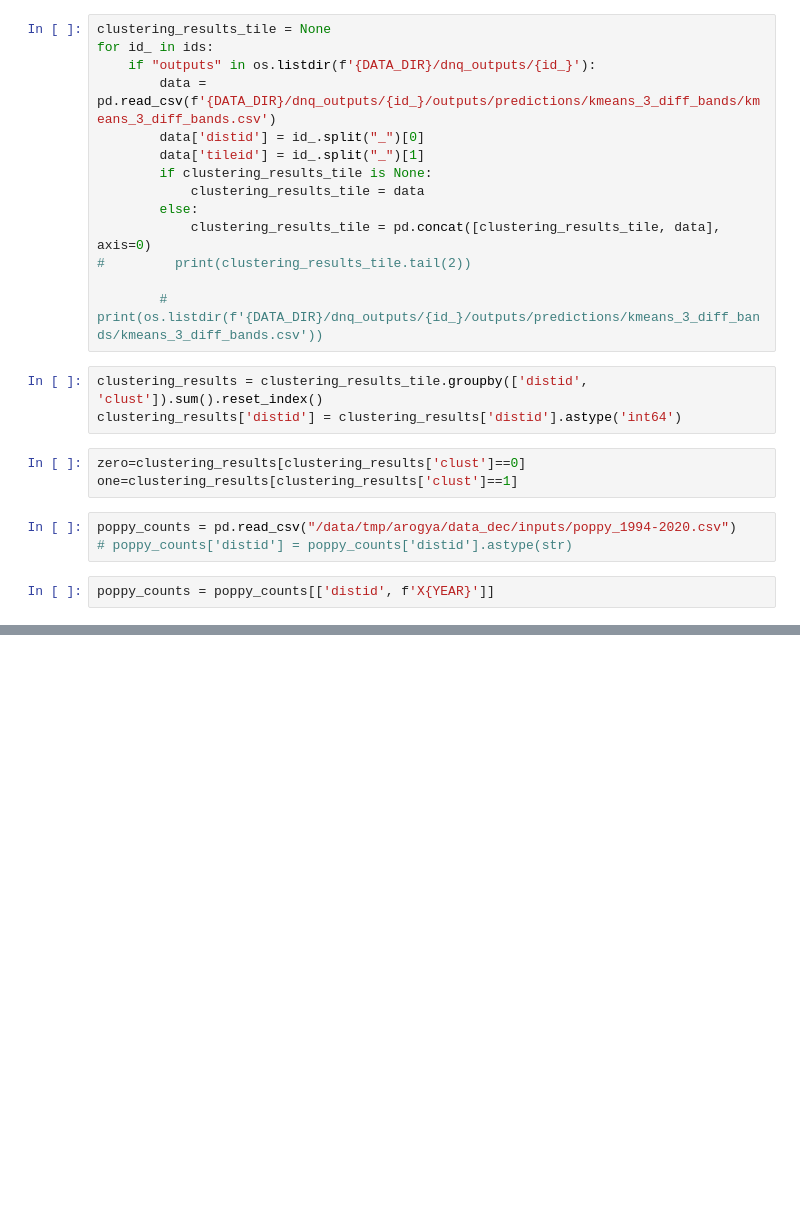
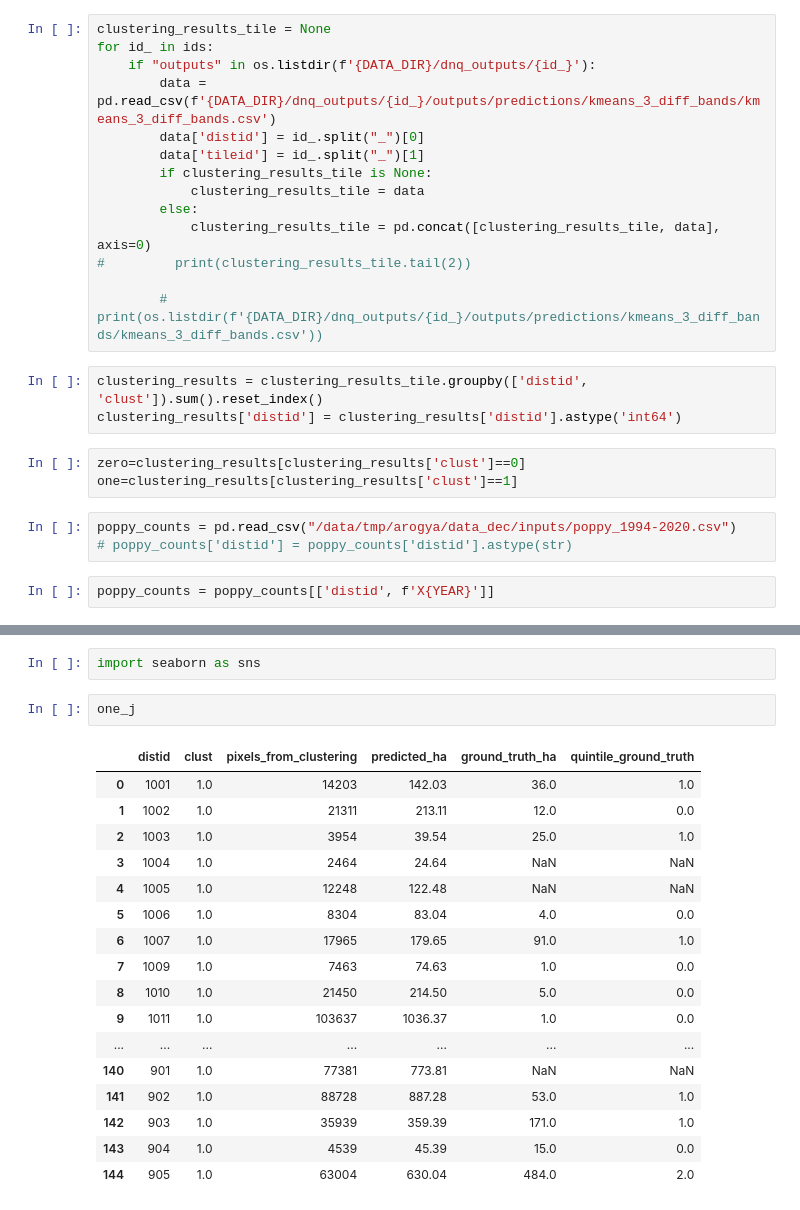
Before and after one commit to arogyakoirala/poppy, a Jupyter notebook: notebooks/Results_Dec.ipynb, the cells around one changed output, grey strips where cells are left out. Saved outputs shown, nothing was run; the diff lists cells and outputs as text; blank space fills up the shorter version.

```diff
--- a/notebooks/Results_Dec.ipynb
+++ b/notebooks/Results_Dec.ipynb
@@ -114,0 +110,22 @@ display(one_j.rename({'clustering_ha':'ground_truth_ha', f'X{YEAR}': 'predicted_
+# %%
+import seaborn as sns
+# %%
+one_j
+# %% [output]
+|  | distid | clust | pixels_from_clustering | predicted_ha | ground_truth_ha | quintile_ground_truth |
+| 0 | 1001 | 1.0 | 14203 | 142.03 | 36.0 | 1.0 |
+| 1 | 1002 | 1.0 | 21311 | 213.11 | 12.0 | 0.0 |
+| 2 | 1003 | 1.0 | 3954 | 39.54 | 25.0 | 1.0 |
+| 3 | 1004 | 1.0 | 2464 | 24.64 | NaN | NaN |
+| 4 | 1005 | 1.0 | 12248 | 122.48 | NaN | NaN |
+| 5 | 1006 | 1.0 | 8304 | 83.04 | 4.0 | 0.0 |
+| 6 | 1007 | 1.0 | 17965 | 179.65 | 91.0 | 1.0 |
+| 7 | 1009 | 1.0 | 7463 | 74.63 | 1.0 | 0.0 |
+| 8 | 1010 | 1.0 | 21450 | 214.50 | 5.0 | 0.0 |
+| 9 | 1011 | 1.0 | 103637 | 1036.37 | 1.0 | 0.0 |
+| ... | ... | ... | ... | ... | ... | ... |
+| 140 | 901 | 1.0 | 77381 | 773.81 | NaN | NaN |
+| 141 | 902 | 1.0 | 88728 | 887.28 | 53.0 | 1.0 |
+| 142 | 903 | 1.0 | 35939 | 359.39 | 171.0 | 1.0 |
+| 143 | 904 | 1.0 | 4539 | 45.39 | 15.0 | 0.0 |
+| 144 | 905 | 1.0 | 63004 | 630.04 | 484.0 | 2.0 |
```
Also changed, not shown: parts of 8 cells of this notebook, 3 other files.
